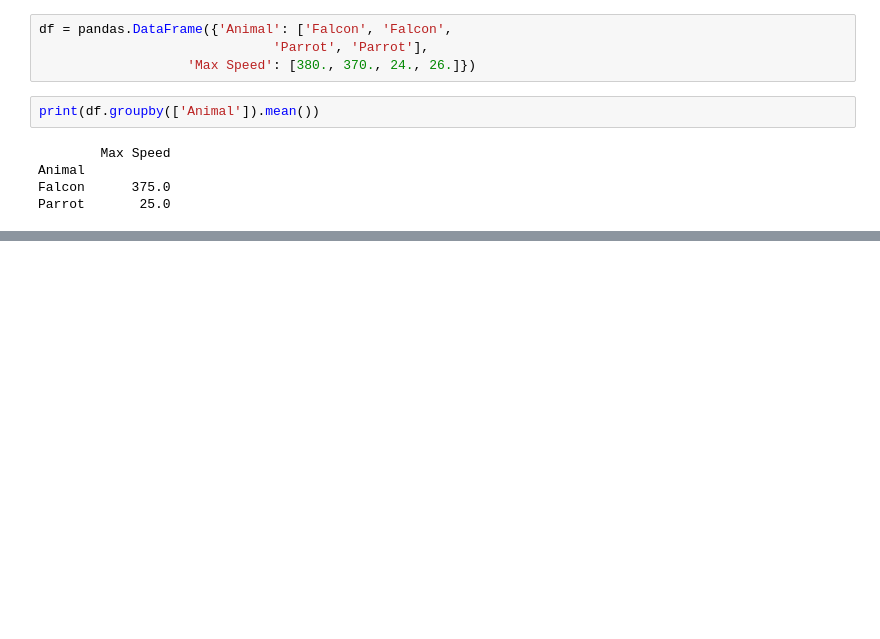
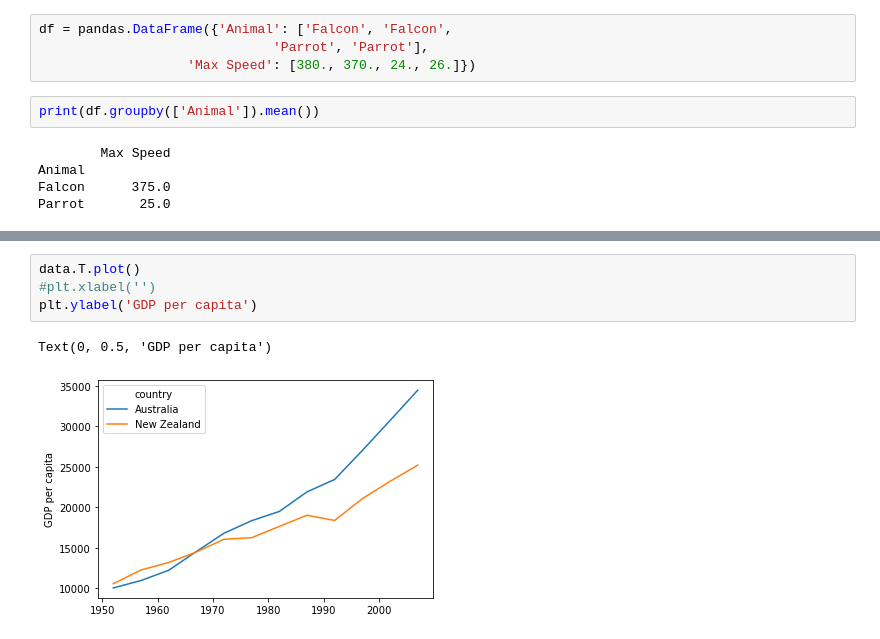
Before and after one commit to MJardon913/2021_pml_marioj, a Jupyter notebook: 2021Primercuaderno.ipynb, the cells around one changed output, grey strips where cells are left out. Drawn from its saved outputs; the diff is of its cells as text; blank space fills up the shorter version.

```diff
--- a/2021Primercuaderno.ipynb
+++ b/2021Primercuaderno.ipynb
@@ -842,0 +863,7 @@ Text(0, 0.5, 'Position (km)')
+# %%
+data.T.plot()
+#plt.xlabel('')
+plt.ylabel('GDP per capita')
+# %% [output]
+Text(0, 0.5, 'GDP per capita')
+[figure, added]
```
Also changed, not shown: parts of 37 cells of this notebook.
